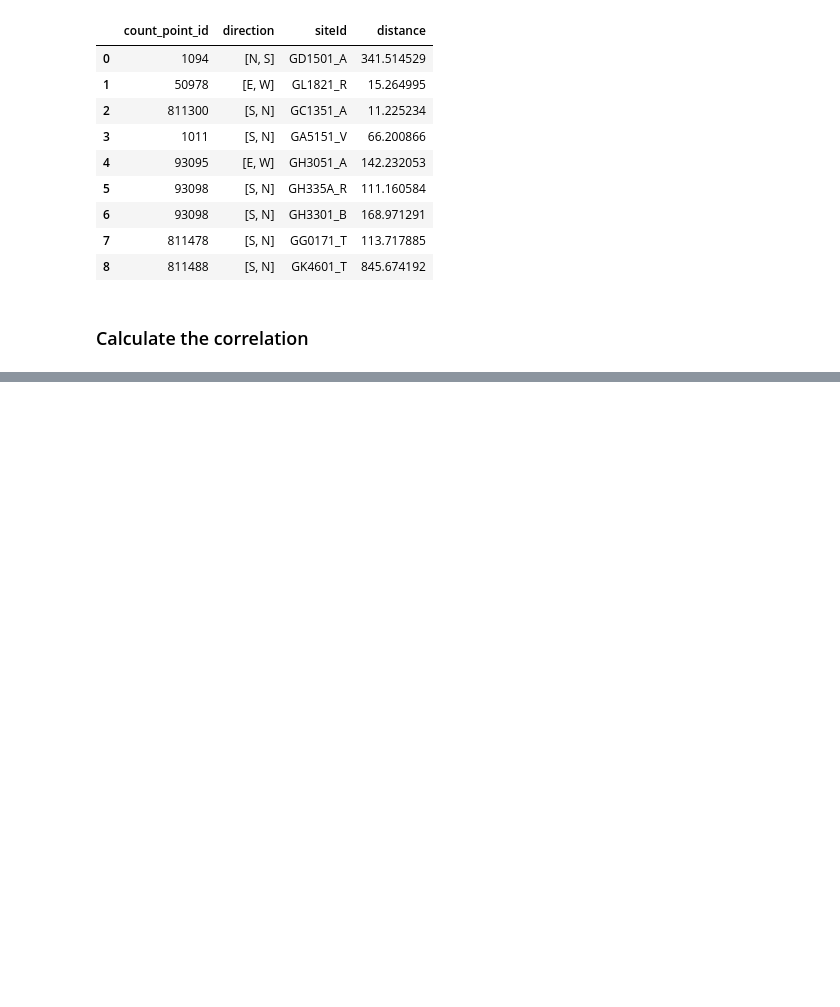
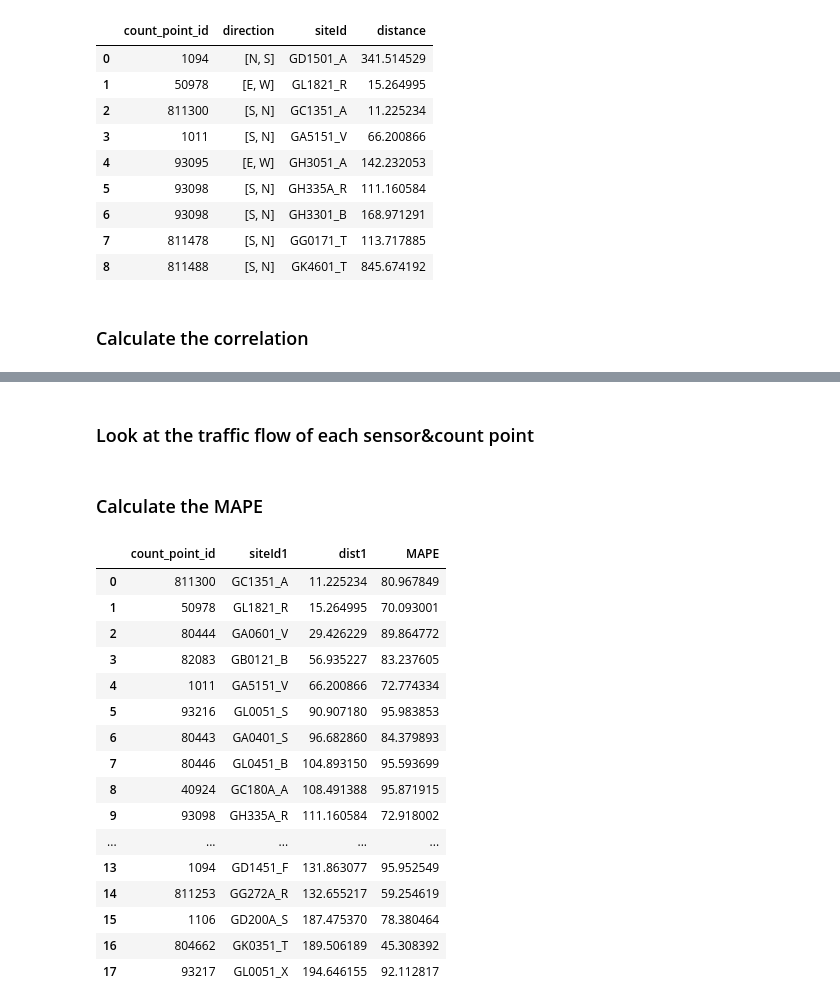
Before and after one commit to YueLi-0816/data_paper, a Jupyter notebook: Traffic_counts_read.ipynb, the cells around one changed output, grey strips where cells are left out. Cells and saved outputs as stored; diff of their text form; code cells hidden in the pictures; blank space fills up the shorter version.

```diff
--- a/Traffic_counts_read.ipynb
+++ b/Traffic_counts_read.ipynb
@@ -685,0 +742,3 @@ manual_map
+# %%
+near_df = near_k_point( countpoint_68, detector_470, 1,200)
+near_df
@@ -685,0 +763,57 @@ manual_map
+# %% [markdown]
+### Look at the traffic flow of each sensor&count point
+# %%
+def get_df(sensor, count_point):
+    cp_df = raw_counts[raw_counts.count_point_id==count_point].sort_values(by=['count_date','count_point_id','hour'])
+    cp_df = cp_df.loc[cp_df.count_date>'2019-09-30']
+    cp_df = cp_df.groupby(['count_date','hour']).agg({'all_motor_vehicles':'mean', 'count_point_id':'first'}).reset_index()
+    cp_df.all_motor_vehicles = cp_df.all_motor_vehicles.round().astype(int)
+    cp_dates = cp_df.count_date.unique().tolist()
+    cp_time = cp_df.hour.unique().tolist()
+    #print(cp_dates,cp_time)
+    #display(cp_df)
+
+    sensor_df = pd.read_csv('SCOOT/data_470_hourly/'+ sensor + '.csv')
+    sensor_df = sensor_df[sensor_df.date.isin(cp_dates)]
+    sensor_df = sensor_df[sensor_df.time.isin(cp_time)].reset_index(drop=True)
+    #display(sensor_df)
+
+    return cp_df, sensor_df
+# %% [markdown]
+### Calculate the MAPE
+# %%
+def get_mape(cp_df, sensor_df):
+    cp_array = np.array(cp_df['all_motor_vehicles'])
+    sensor_array = np.array(sensor_df['flow'])
+    if (cp_array<sensor_array).all():
+        mape = np.mean(np.abs((sensor_array - cp_array) / sensor_array)) * 100
+    else:
+        mape = np.mean(np.abs((cp_array - sensor_array) / cp_array)) * 100
+    return mape
+# %%
+for sensor in near_df.siteId1.unique():
+    #print(sensor)
+    count_point = near_df.loc[near_df.siteId1==sensor,'count_point_id'].item()
+    #print(count_point)
+    count_point_df, sensor_df = get_df(sensor, count_point)
+    mape = get_mape(count_point_df, sensor_df)
+    near_df.loc[near_df.siteId1==sensor, 'MAPE'] = mape
+near_df
+# %% [output]
+|  | count_point_id | siteId1 | dist1 | MAPE |
+| 0 | 811300 | GC1351_A | 11.225234 | 80.967849 |
+| 1 | 50978 | GL1821_R | 15.264995 | 70.093001 |
+| 2 | 80444 | GA0601_V | 29.426229 | 89.864772 |
+| 3 | 82083 | GB0121_B | 56.935227 | 83.237605 |
+| 4 | 1011 | GA5151_V | 66.200866 | 72.774334 |
+| 5 | 93216 | GL0051_S | 90.907180 | 95.983853 |
+| 6 | 80443 | GA0401_S | 96.682860 | 84.379893 |
+| 7 | 80446 | GL0451_B | 104.893150 | 95.593699 |
+| 8 | 40924 | GC180A_A | 108.491388 | 95.871915 |
+| 9 | 93098 | GH335A_R | 111.160584 | 72.918002 |
+| ... | ... | ... | ... | ... |
+| 13 | 1094 | GD1451_F | 131.863077 | 95.952549 |
+| 14 | 811253 | GG272A_R | 132.655217 | 59.254619 |
+| 15 | 1106 | GD200A_S | 187.475370 | 78.380464 |
+| 16 | 804662 | GK0351_T | 189.506189 | 45.308392 |
+| 17 | 93217 | GL0051_X | 194.646155 | 92.112817 |
```
Also changed, not shown: parts of 44 cells of this notebook.
